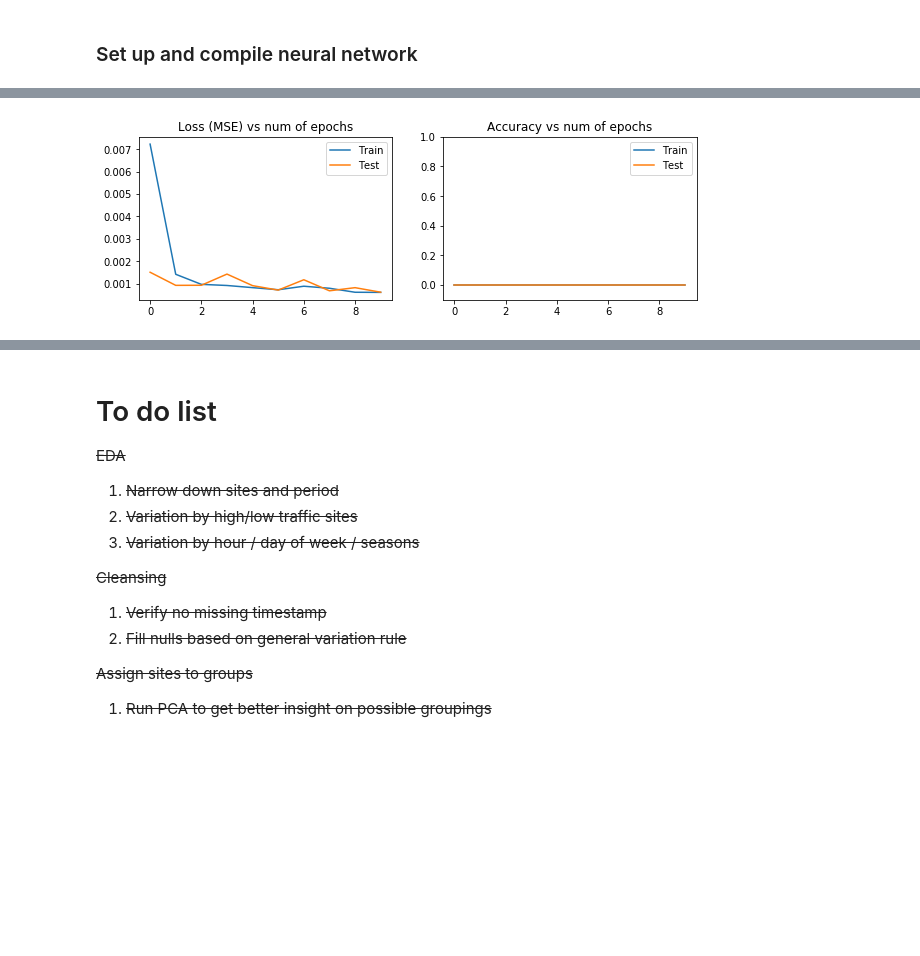
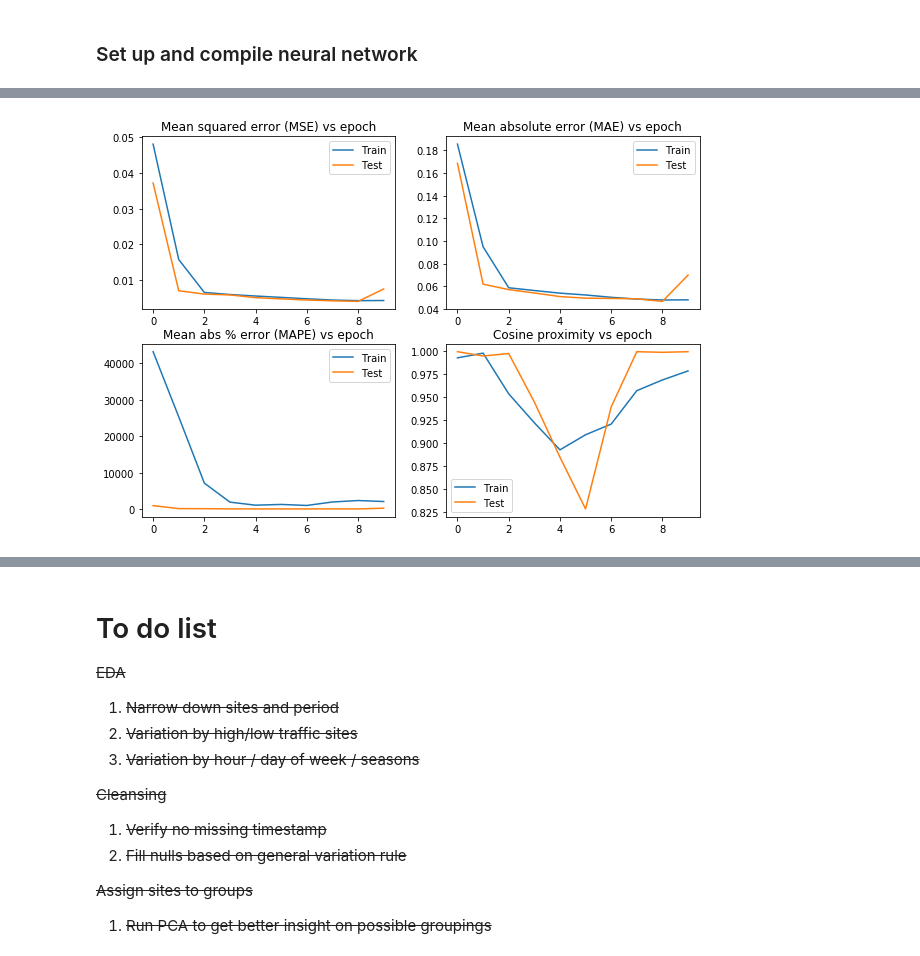
Before and after one commit to khairulomar/Melbourne_pedestrian, a Jupyter notebook: Melbourne_pedestrian.ipynb, the cells around one changed output, grey strips where cells are left out. Cells and saved outputs as stored; diff of their text form; code cells hidden in the pictures; blank space fills up the shorter version.

```diff
--- a/Melbourne_pedestrian.ipynb
+++ b/Melbourne_pedestrian.ipynb
@@ -1115,15 +1130,0 @@ Epoch 1/1
-# %%
-# Plot loss and accuracy vs num of epochs
-fig, ax = plt.subplots(1,2, figsize=(10,3))
-ax.flat[0].plot(baseline.history['loss'], label='Train')
-ax.flat[0].plot(baseline.history['val_loss'], label='Test')
-ax.flat[0].set_title('Loss (MSE) vs num of epochs')
-ax.flat[0].legend()
-ax.flat[1].plot(baseline.history['acc'], label='Train')
-ax.flat[1].plot(baseline.history['val_acc'], label='Test')
-ax.flat[1].set_title('Accuracy vs num of epochs')
-ax.flat[1].set_ylim(-0.1,1)
-ax.flat[1].legend()
-plt.show()
-# %% [output]
-[figure, removed]
@@ -1130,3 +1135,22 @@ plt.show()
+# %%
+# Open baseline from pickle
+filename = 'saved_models/pickle_lstm_base.sav'
+baseline = pickle.load(open(filename, 'rb'))
+# %%
+# Plot metrics vs num of epochs
+metrics=['mse', 'mae', 'mape', 'cosine']
+titles=['Mean squared error (MSE) vs epoch', 'Mean absolute error (MAE) vs epoch',
+         'Mean abs % error (MAPE) vs epoch', 'Cosine proximity vs epoch']
+
+fig, axes = plt.subplots(2,2, figsize=(10,7))
+for i, ax in zip(range(len(metrics)), axes.flat):
+    ax.plot(baseline.history[metrics[i]], label='Train')
+    ax.plot(baseline.history['val_{metrics}'.format(metrics=metrics[i])], label='Test')
+    ax.set_title(titles[i])
+    ax.legend()
+plt.show()
+# %% [output]
+[figure, added]
 # %%
 # Predict n steps
 x_input = df1_test[:n_steps]
```
Also changed, not shown: parts of 14 cells of this notebook.
